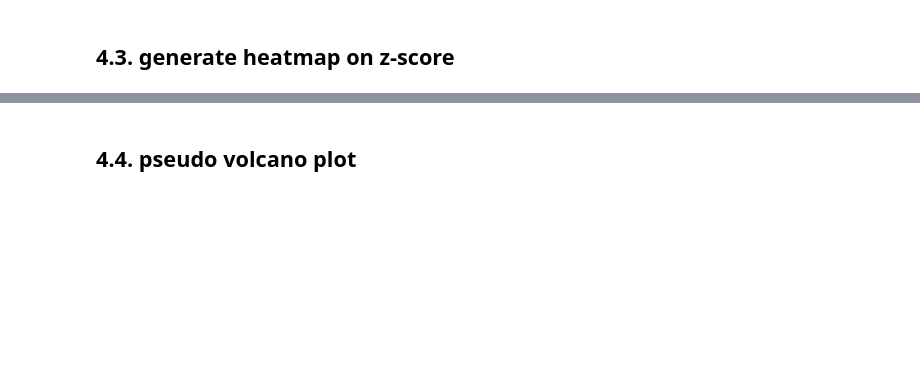
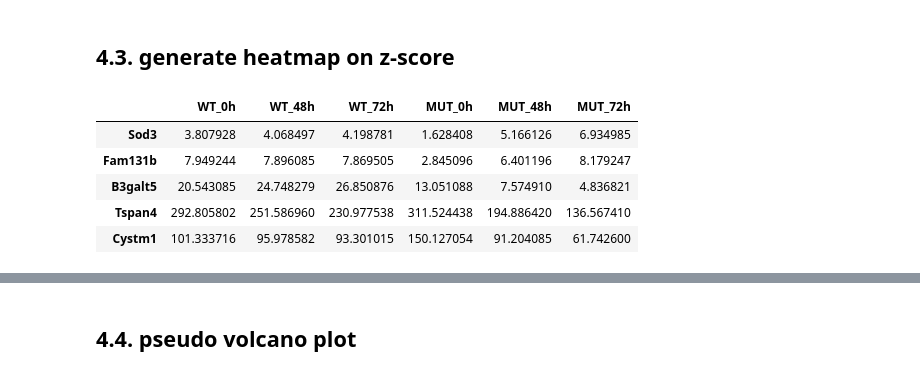
Before and after one commit to adelomana/reynisfjara, a Jupyter notebook: 05_differential_expression/relaxed_pattern/relaxed_pattern_analysis.ipynb, the cells around one changed output, grey strips where cells are left out. Saved outputs shown, nothing was run; the diff lists cells and outputs as text; code cells hidden in the pictures; blank space fills up the shorter version.

```diff
--- a/05_differential_expression/relaxed_pattern/relaxed_pattern_analysis.ipynb
+++ b/05_differential_expression/relaxed_pattern/relaxed_pattern_analysis.ipynb
@@ -303,2 +332,14 @@ for ensembl in list_five[:10]:
 # %% [markdown]
 ## 4.3. generate heatmap on z-score
+# %%
+df = pandas.DataFrame(fitted_change_dict)
+tdf = df.transpose()
+tdf.columns = simple_expression.columns
+tdf.head()
+# %% [output]
+|  | WT_0h | WT_48h | WT_72h | MUT_0h | MUT_48h | MUT_72h |
+| Sod3 | 3.807928 | 4.068497 | 4.198781 | 1.628408 | 5.166126 | 6.934985 |
+| Fam131b | 7.949244 | 7.896085 | 7.869505 | 2.845096 | 6.401196 | 8.179247 |
+| B3galt5 | 20.543085 | 24.748279 | 26.850876 | 13.051088 | 7.574910 | 4.836821 |
+| Tspan4 | 292.805802 | 251.586960 | 230.977538 | 311.524438 | 194.886420 | 136.567410 |
+| Cystm1 | 101.333716 | 95.978582 | 93.301015 | 150.127054 | 91.204085 | 61.742600 |
```
Also changed, not shown: parts of 18 cells of this notebook.
